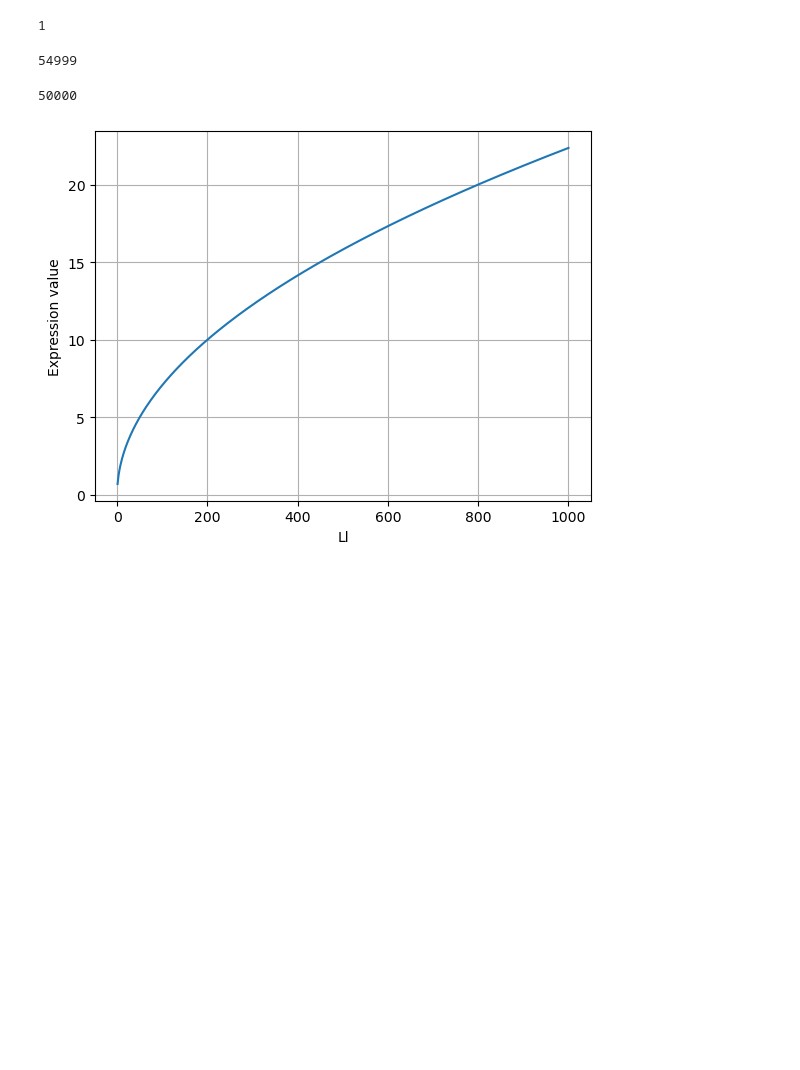
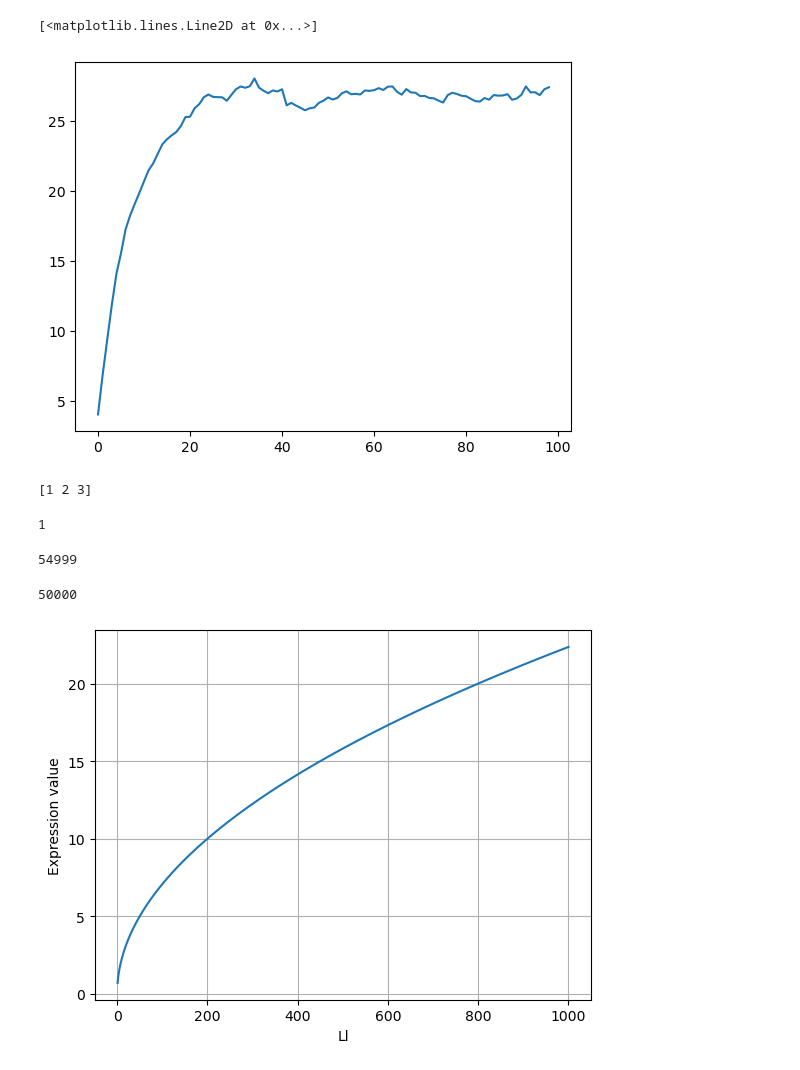
Before and after one commit to peter-l-ravn/Danish-Wage-Gap-Model, a Jupyter notebook: Run model agent.ipynb, the cells around one changed output. Saved outputs shown, nothing was run; the diff lists cells and outputs as text; code cells hidden in the pictures; blank space fills up the shorter version.

```diff
--- a/Run model agent.ipynb
+++ b/Run model agent.ipynb
@@ -45,3 +24,17 @@ executing.executing.NotOneValueFound: Expected one value, found 0
+# %%
+plt.plot(np.nanmean(model.sol.wage, axis=0))
+# %% [output]
+[<matplotlib.lines.Line2D at 0x...>]
+[figure, added]
+# %%
+a = np.array([1,2,3,4,5,6])
+
+b = a[:3]
+c = a[3:]
+
+print(a[a<4])
+# %% [output]
+[1 2 3]
 # %%
 phi = (np.sqrt(5) - 1) / 2
 
```
Also changed, not shown: parts of 2 cells of this notebook, 4 other files.
